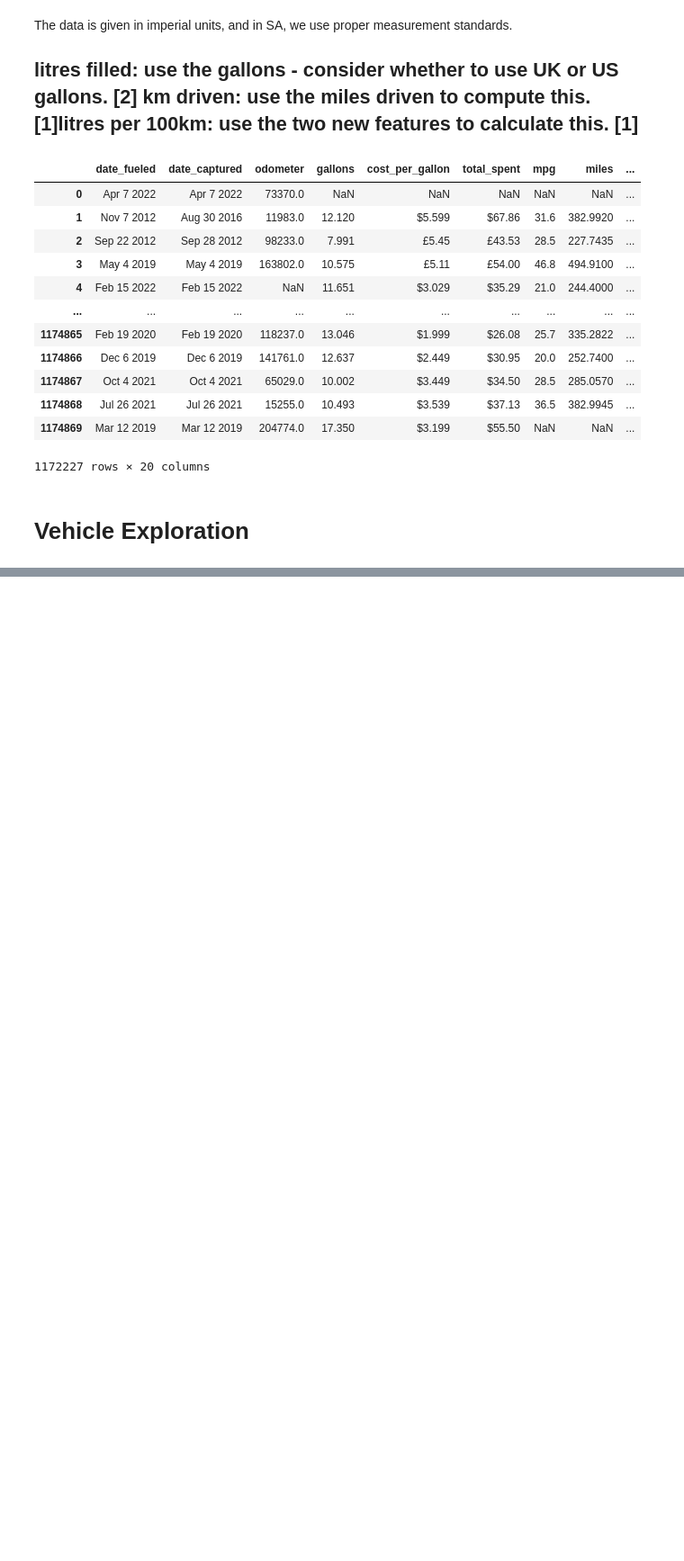
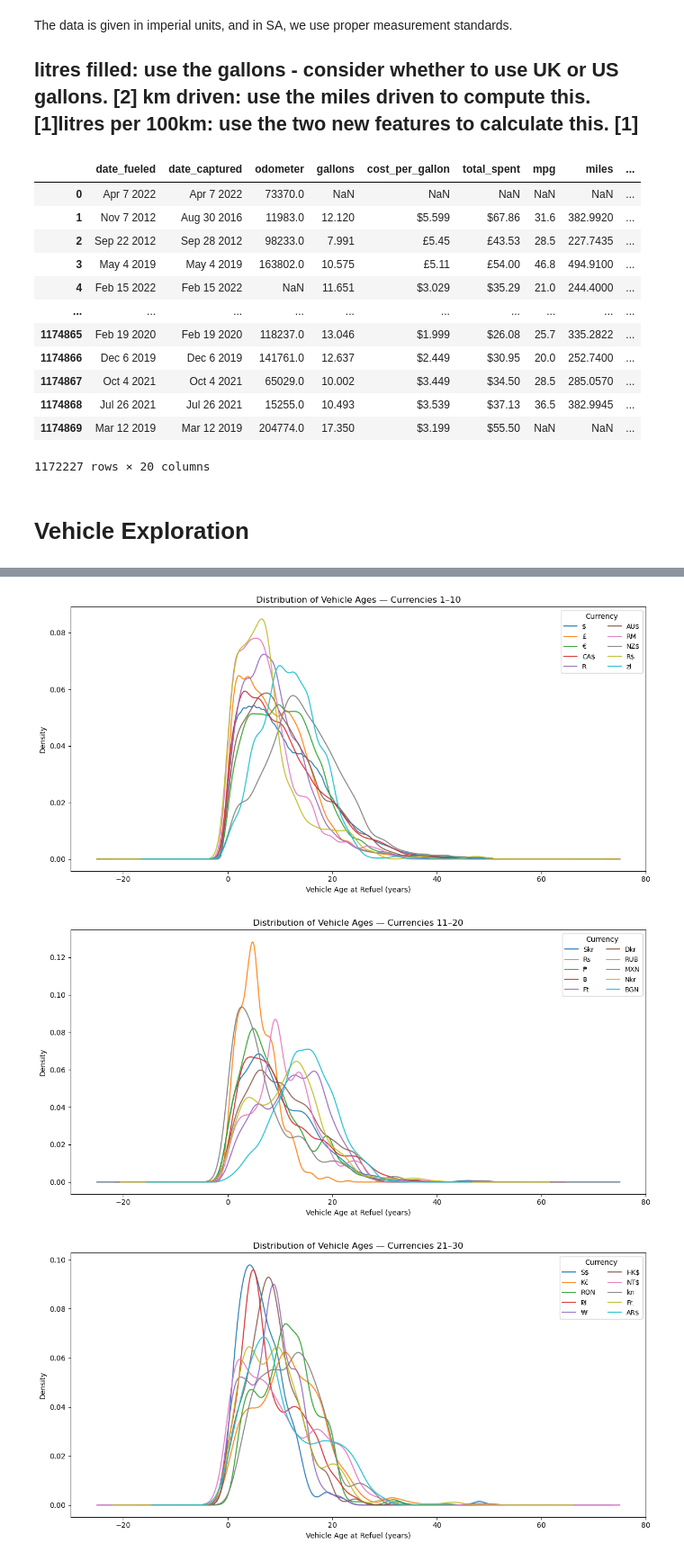
Before and after one commit to WitsPram/IDVE-assignment, a Jupyter notebook: cleaning.ipynb, the cells around one changed output, grey strips where cells are left out. Shown at 90% size. Drawn from its saved outputs; the diff is of its cells as text; code cells hidden in the pictures; blank space fills up the shorter version.

Commit message:
part3 -Vehicle Exploration

```diff
--- a/cleaning.ipynb
+++ b/cleaning.ipynb
@@ -679,0 +733,51 @@ df
+# %%
+#3.3
+df["year"] = pd.to_numeric(df["year"], errors="coerce")
+if "date_fueled_dt" not in df.columns or not pd.api.types.is_datetime64_any_dtype(df["date_fueled_dt"]):
+    df["date_fueled_dt"] = pd.to_datetime(df["date_fueled"], errors="coerce", dayfirst=False)
+
+df["vehicle_age"] = df["date_fueled_dt"].dt.year - df["year"]
+age_mask = (df["vehicle_age"].notna()) & (df["vehicle_age"] >= 0) & (df["vehicle_age"] <= 50)
+cur_mask = df["currency"].notna()
+df_age = df.loc[age_mask & cur_mask, ["currency", "vehicle_age"]].copy()
+
+#order currencies by frequency (most to least)
+currencyorder = df_age["currency"].value_counts().index.tolist()
+
+#make exactly 12 plots: first 11 plots have 10 currencies eahc of 10, last one has 12 currencies
+groups = [currencyorder[i:i+10] for i in range(0, 110, 10)]
+groups.append(currencyorder[110:])  #last plot
+
+rng = np.random.default_rng(42)
+def plotkde(ax, values: pd.Series, label: str):
+    s = values.dropna().astype(float)
+    if s.empty:
+        return
+    if s.nunique() < 2:
+        ax.axvline(float(s.iloc[0]), color="gray", alpha=0.35, linestyle="--", label=f"{label} (single)")
+        return
+    try:
+        s.plot(kind="kde", ax=ax, label=label, alpha=0.9)
+    except Exception:
+        # fall back: add tiny jitter to avoid singular covariance
+        sj = s + rng.normal(0, 0.05, size=s.shape)
+        pd.Series(sj).plot(kind="kde", ax=ax, label=label, alpha=0.9)
+
+
+for i, group in enumerate(groups, start=1):
+    fig, ax = plt.subplots(figsize=(12, 6))
+    for cur in group:
+        vals = df_age.loc[df_age["currency"] == cur, "vehicle_age"]
+        plotkde(ax, vals, cur)
+
+    ax.set_title(f"Distribution of Vehicle Ages — Currencies {sum(len(g) for g in groups[:i-1])+1}"
+                 f"–{sum(len(g) for g in groups[:i])}")
+    ax.set_xlabel("Vehicle Age at Refuel (years)")
+    ax.set_ylabel("Density")
+    ax.legend(title="Currency", ncol=2, fontsize=9)
+    plt.tight_layout()
+    plt.show()
+# %% [output]
+[figure, added]
+[figure, added]
+[figure, added]
```
Also changed, not shown: parts of 6 cells of this notebook.
